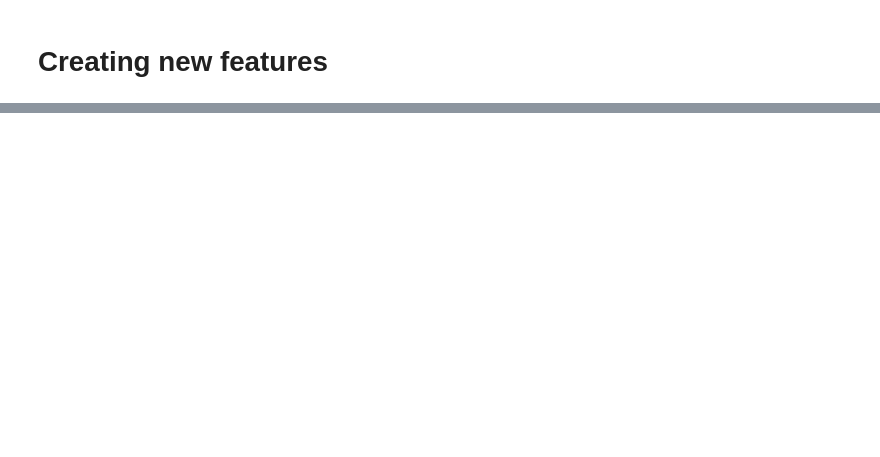
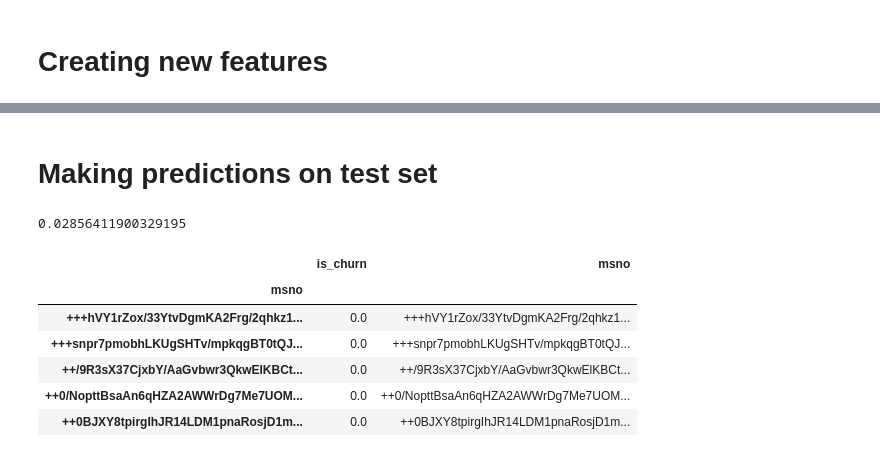
Before and after one commit to madliu/kkbox, a Jupyter notebook: KKBox - Python.ipynb, the cells around one changed output, grey strips where cells are left out. Cells and saved outputs as stored; diff of their text form; code cells hidden in the pictures; blank space fills up the shorter version.

```diff
--- a/KKBox - Python.ipynb
+++ b/KKBox - Python.ipynb
@@ -146,0 +486,13 @@ train_set, val_set = train_test_split(members_train, test_size=0.2, random_state
+# %%
+#print len(set(df_comb["msno"]))
+#print df_comb["msno"].value_counts()
+
+# would expect 372 rows.
+test_info = df_comb[df_comb['msno'].isin(samplesubmission["msno"])]
+# %%
+numeric_test_info = test_info.drop(["membership_expire_date", "registration_init_time", "transaction_date"], axis=1)
+
+#Filling in each column with the most frequent value
+numeric_test_info = numeric_test_info.apply(lambda x:x.fillna(x.value_counts().index[0]))
+
+x_test = np.asarray(numeric_test_info.drop(["msno"], axis=1)).astype(int)
@@ -146,0 +501,34 @@ train_set, val_set = train_test_split(members_train, test_size=0.2, random_state
+# %% [markdown]
+# Making predictions on test set
+# %%
+test_pred = model.predict(x_test)
+# %%
+float(sum(test_pred))/len(test_pred)
+# %% [output]
+0.02856411900329195
+# %%
+submission_transactions = pd.DataFrame({
+        "msno": test_info["msno"],
+        "is_churn": test_pred
+    })
+
+grouper = submission_transactions.groupby(["msno"])
+total_score = grouper.sum()
+churn_likelihood = total_score/grouper.count()
+
+submission= pd.DataFrame({
+        "msno": churn_likelihood.index,
+        "is_churn": churn_likelihood["is_churn"]
+    })
+
+#submission['is_churn'] = submission.is_churn.apply(lambda x: int(1) if x > 0.5 else int(0))
+# %%
+submission.head()
+# %% [output]
+|  | is_churn | msno |
+| msno |  |  |
+| +++hVY1rZox/33YtvDgmKA2Frg/2qhkz1... | 0.0 | +++hVY1rZox/33YtvDgmKA2Frg/2qhkz1... |
+| +++snpr7pmobhLKUgSHTv/mpkqgBT0tQJ... | 0.0 | +++snpr7pmobhLKUgSHTv/mpkqgBT0tQJ... |
+| ++/9R3sX37CjxbY/AaGvbwr3QkwElKBCt... | 0.0 | ++/9R3sX37CjxbY/AaGvbwr3QkwElKBCt... |
+| ++0/NopttBsaAn6qHZA2AWWrDg7Me7UOM... | 0.0 | ++0/NopttBsaAn6qHZA2AWWrDg7Me7UOM... |
+| ++0BJXY8tpirgIhJR14LDM1pnaRosjD1m... | 0.0 | ++0BJXY8tpirgIhJR14LDM1pnaRosjD1m... |
```
Also changed, not shown: parts of 91 cells of this notebook, 4 other files.
